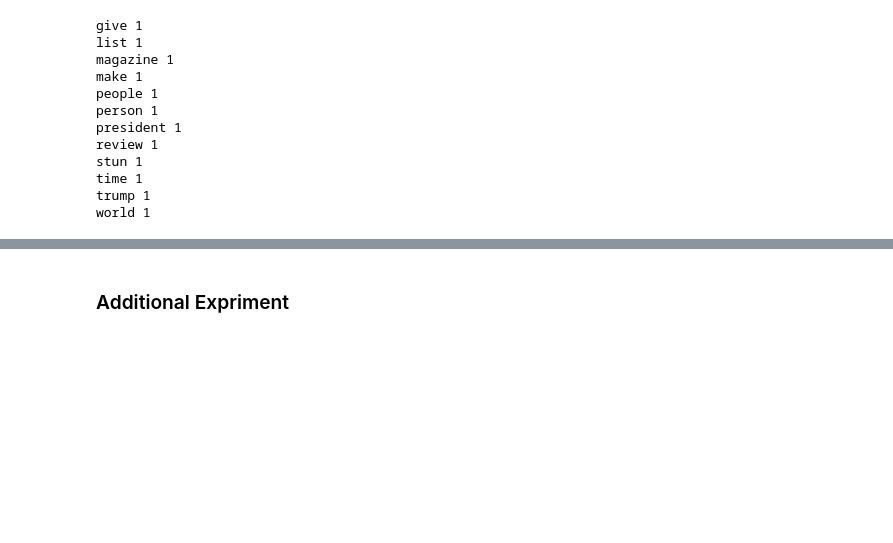
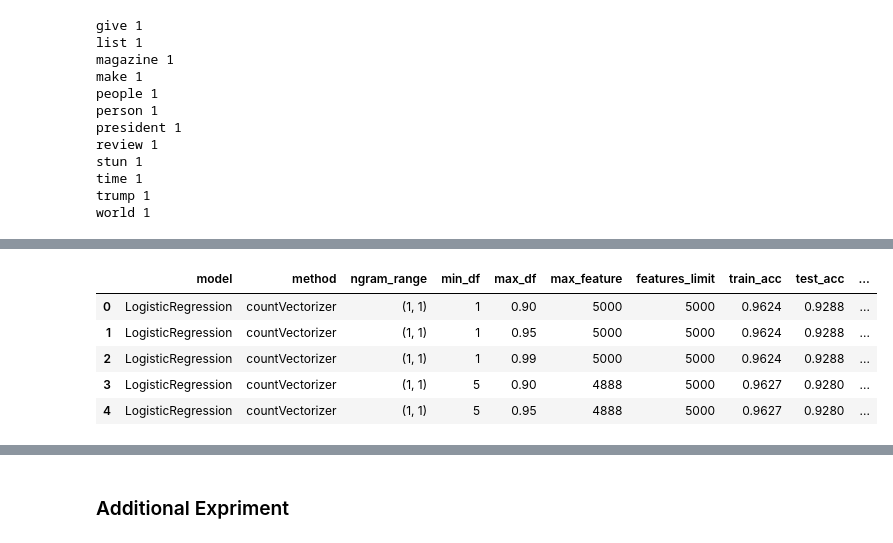
Before and after one commit to harmandeep2993/fake-news-detection-nlp, a Jupyter notebook: notebooks/experimentsBOW.ipynb, the cells around one changed output, grey strips where cells are left out. Cells and saved outputs as stored; diff of their text form; code cells hidden in the pictures; blank space fills up the shorter version.

```diff
--- a/notebooks/experimentsBOW.ipynb
+++ b/notebooks/experimentsBOW.ipynb
@@ -283,0 +224,9 @@ plt.show()
+# %%
+metrics_df.head()
+# %% [output]
+|  | model | method | ngram_range | min_df | max_df | max_feature | features_limit | train_acc | test_acc | ... |
+| 0 | LogisticRegression | countVectorizer | (1, 1) | 1 | 0.90 | 5000 | 5000 | 0.9624 | 0.9288 | ... |
+| 1 | LogisticRegression | countVectorizer | (1, 1) | 1 | 0.95 | 5000 | 5000 | 0.9624 | 0.9288 | ... |
+| 2 | LogisticRegression | countVectorizer | (1, 1) | 1 | 0.99 | 5000 | 5000 | 0.9624 | 0.9288 | ... |
+| 3 | LogisticRegression | countVectorizer | (1, 1) | 5 | 0.90 | 4888 | 5000 | 0.9627 | 0.9280 | ... |
+| 4 | LogisticRegression | countVectorizer | (1, 1) | 5 | 0.95 | 4888 | 5000 | 0.9627 | 0.9280 | ... |
```
Also changed, not shown: parts of 24 cells of this notebook.
